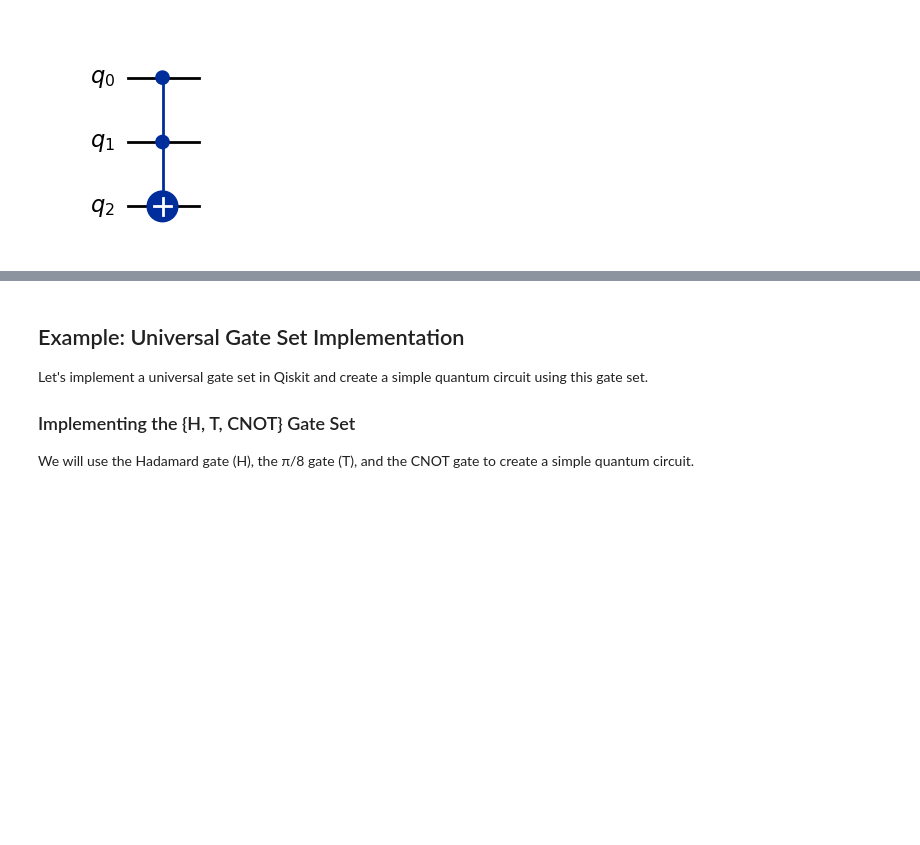
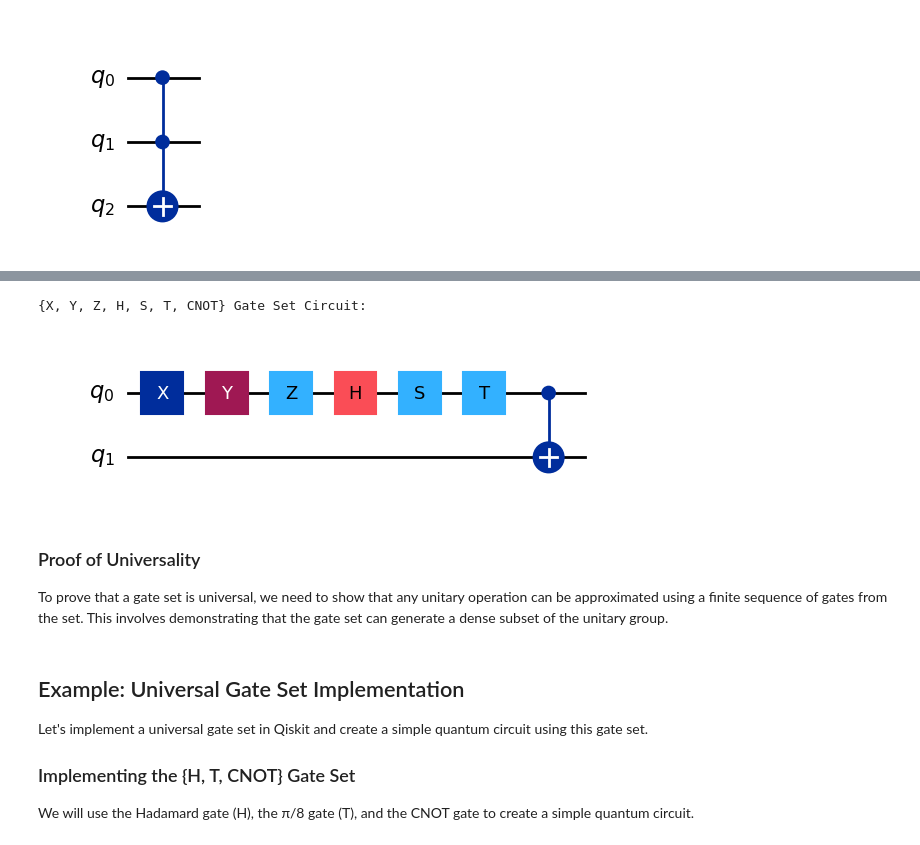
Before and after one commit to lrmulkayhee/quantum_computing_research, a Jupyter notebook: notebooks/advanced_quantum_circuitry.ipynb, the cells around one changed output, grey strips where cells are left out. Drawn from its saved outputs; the diff is of its cells as text; code cells hidden in the pictures; blank space fills up the shorter version.

```diff
--- a/notebooks/advanced_quantum_circuitry.ipynb
+++ b/notebooks/advanced_quantum_circuitry.ipynb
@@ -331,3 +370,28 @@ To prove that a gate set is universal, we need to show that any unitary operatio
+# %%
+from qiskit import QuantumCircuit
+
+# Create a quantum circuit using the {X, Y, Z, H, S, T, CNOT} gate set
+qc_xyz_hstcnot = QuantumCircuit(2)
+
+# Apply the Pauli gates (X, Y, Z), the Hadamard gate (H), the phase gate (S), the π/8 gate (T), and the CNOT gate
+qc_xyz_hstcnot.x(0)
+qc_xyz_hstcnot.y(0)
+qc_xyz_hstcnot.z(0)
+qc_xyz_hstcnot.h(0)
+qc_xyz_hstcnot.s(0)
+qc_xyz_hstcnot.t(0)
+qc_xyz_hstcnot.cx(0, 1)
+
+# Visualize the circuit
+print("{X, Y, Z, H, S, T, CNOT} Gate Set Circuit:")
+qc_xyz_hstcnot.draw('mpl')
+# %% [output]
+{X, Y, Z, H, S, T, CNOT} Gate Set Circuit:
+[figure, added]
+# %% [markdown]
+### Proof of Universality
+
+To prove that a gate set is universal, we need to show that any unitary operation can be approximated using a finite sequence of gates from the set. This involves demonstrating that the gate set can generate a dense subset of the unitary group.
 # %% [markdown]
 ## Example: Universal Gate Set Implementation
 
```
Also changed, not shown: parts of 5 cells of this notebook.
